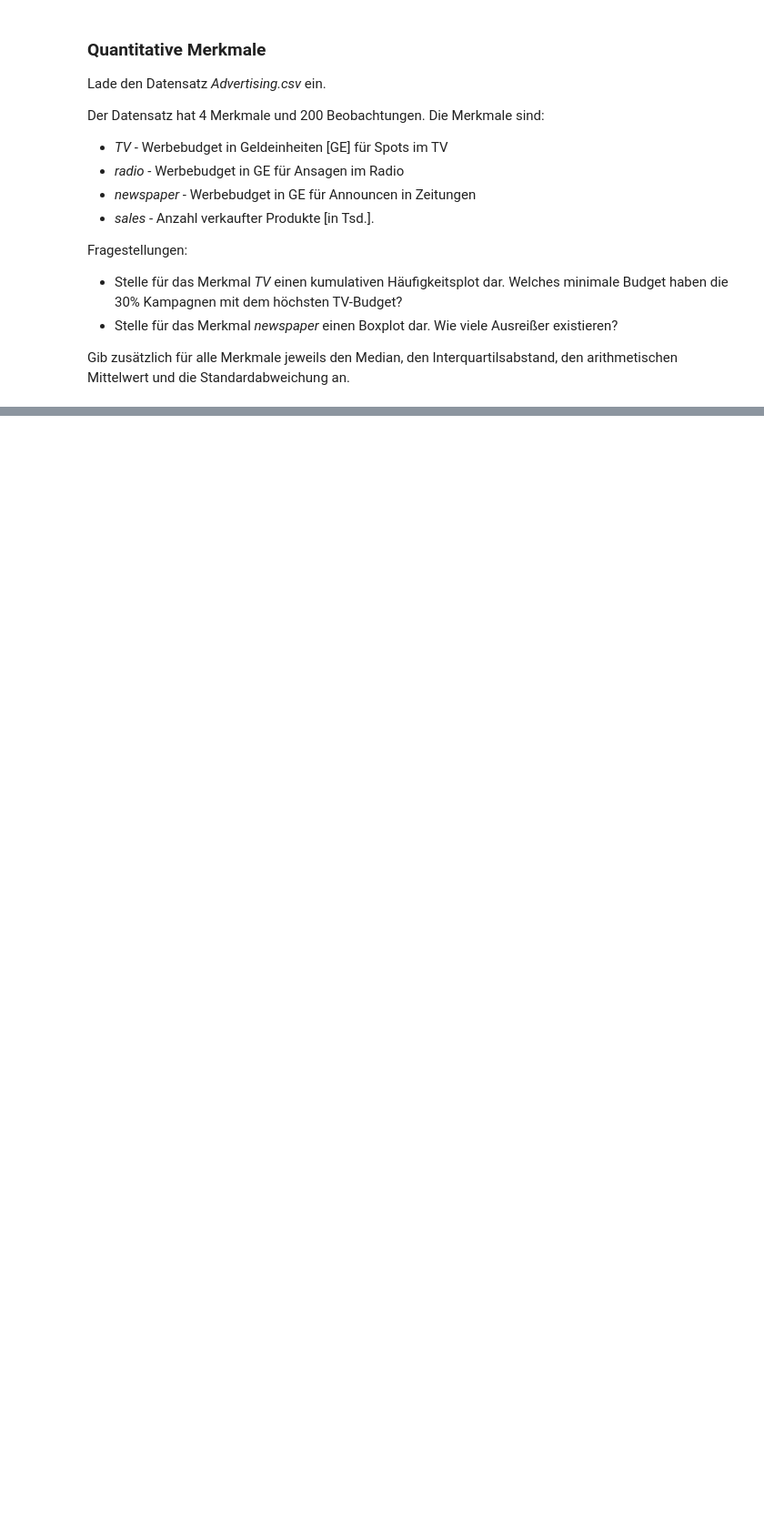
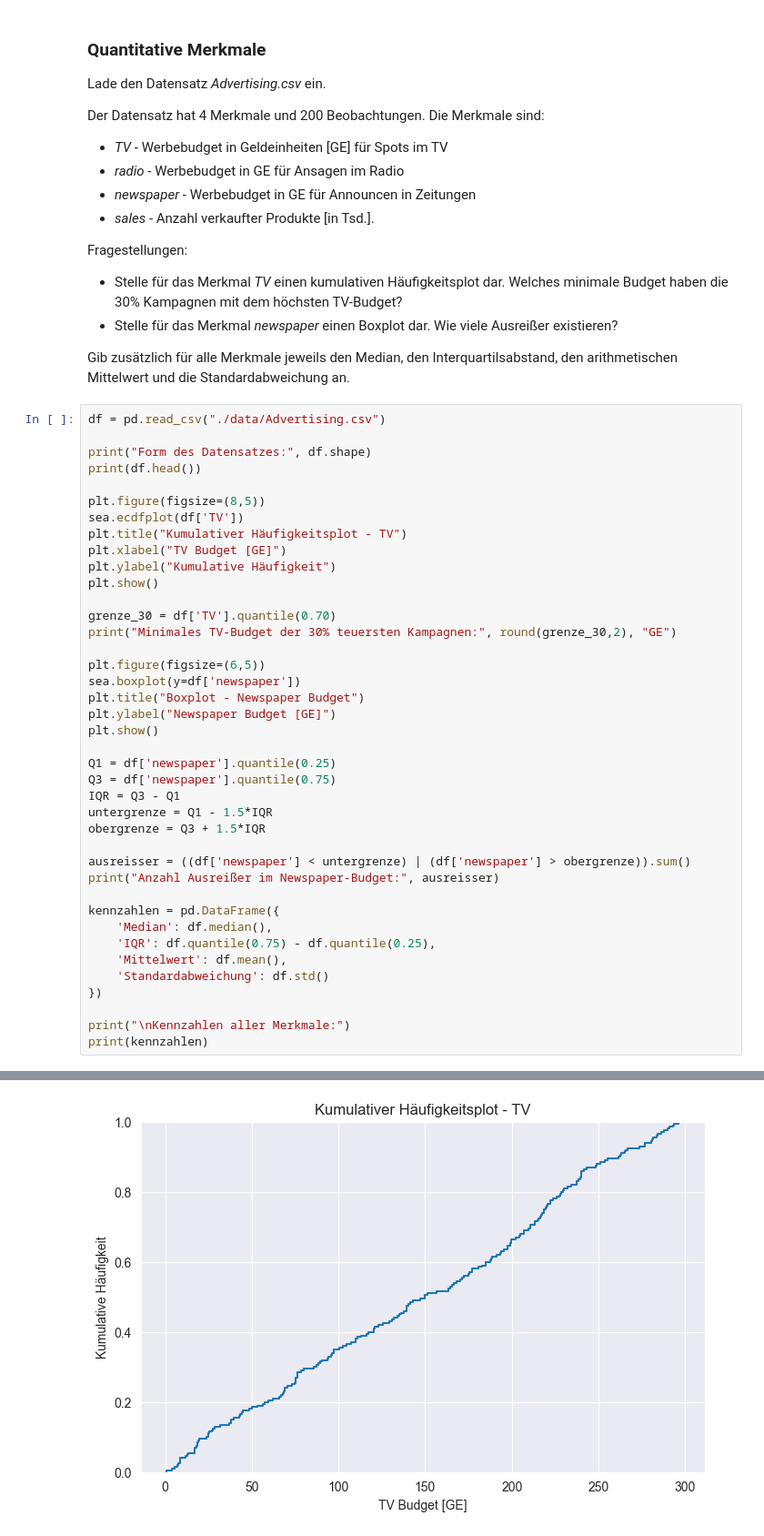
Before and after one commit to lukas3482/wahrscheinlichkeitsrechnung, a Jupyter notebook: homework/Aufgabenblatt-1/Aufgabenblatt1-EIT.ipynb, the cells around one changed output, grey strips where cells are left out. Shown at 91% size. Saved outputs shown, nothing was run; the diff lists cells and outputs as text; blank space fills up the shorter version.

```diff
--- a/homework/Aufgabenblatt-1/Aufgabenblatt1-EIT.ipynb
+++ b/homework/Aufgabenblatt-1/Aufgabenblatt1-EIT.ipynb
@@ -60,3 +221,44 @@ Fragestellungen:
 - Stelle für das Merkmal *newspaper* einen Boxplot dar. Wie viele Ausreißer existieren?
 
 Gib zusätzlich für alle Merkmale jeweils den Median, den Interquartilsabstand, den arithmetischen Mittelwert und die Standardabweichung an.
+# %%
+df = pd.read_csv("./data/Advertising.csv")
+
+print("Form des Datensatzes:", df.shape)
+print(df.head())
+
+plt.figure(figsize=(8,5))
+sea.ecdfplot(df['TV'])
+plt.title("Kumulativer Häufigkeitsplot - TV")
+plt.xlabel("TV Budget [GE]")
+plt.ylabel("Kumulative Häufigkeit")
+plt.show()
+
+grenze_30 = df['TV'].quantile(0.70)
+print("Minimales TV-Budget der 30% teuersten Kampagnen:", round(grenze_30,2), "GE")
+
+plt.figure(figsize=(6,5))
+sea.boxplot(y=df['newspaper'])
+plt.title("Boxplot - Newspaper Budget")
+plt.ylabel("Newspaper Budget [GE]")
+plt.show()
+
+Q1 = df['newspaper'].quantile(0.25)
+Q3 = df['newspaper'].quantile(0.75)
+IQR = Q3 - Q1
+untergrenze = Q1 - 1.5*IQR
+obergrenze = Q3 + 1.5*IQR
+
+ausreisser = ((df['newspaper'] < untergrenze) | (df['newspaper'] > obergrenze)).sum()
+print("Anzahl Ausreißer im Newspaper-Budget:", ausreisser)
+
+kennzahlen = pd.DataFrame({
+    'Median': df.median(),
+    'IQR': df.quantile(0.75) - df.quantile(0.25),
+    'Mittelwert': df.mean(),
+    'Standardabweichung': df.std()
+})
+
+print("\nKennzahlen aller Merkmale:")
+print(kennzahlen)
+# %% [output]
@@ -62,0 +272 @@ Gib zusätzlich für alle Merkmale jeweils den Median, den Interquartilsabstand,
+[figure, added]
```
Also changed, not shown: parts of 5 cells of this notebook.
